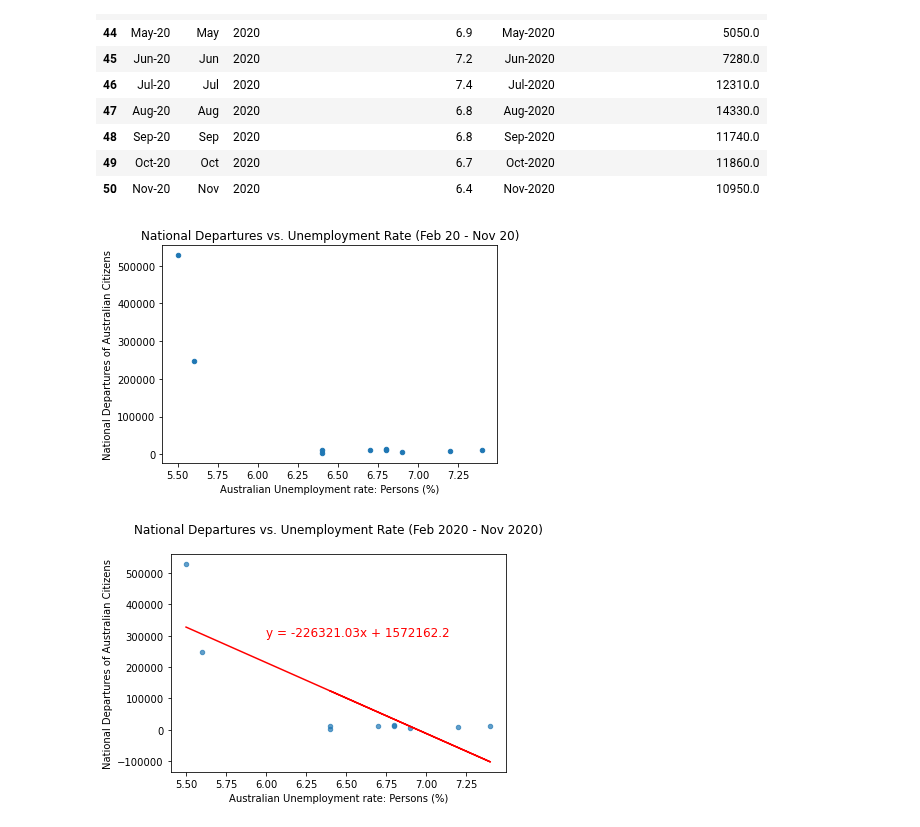
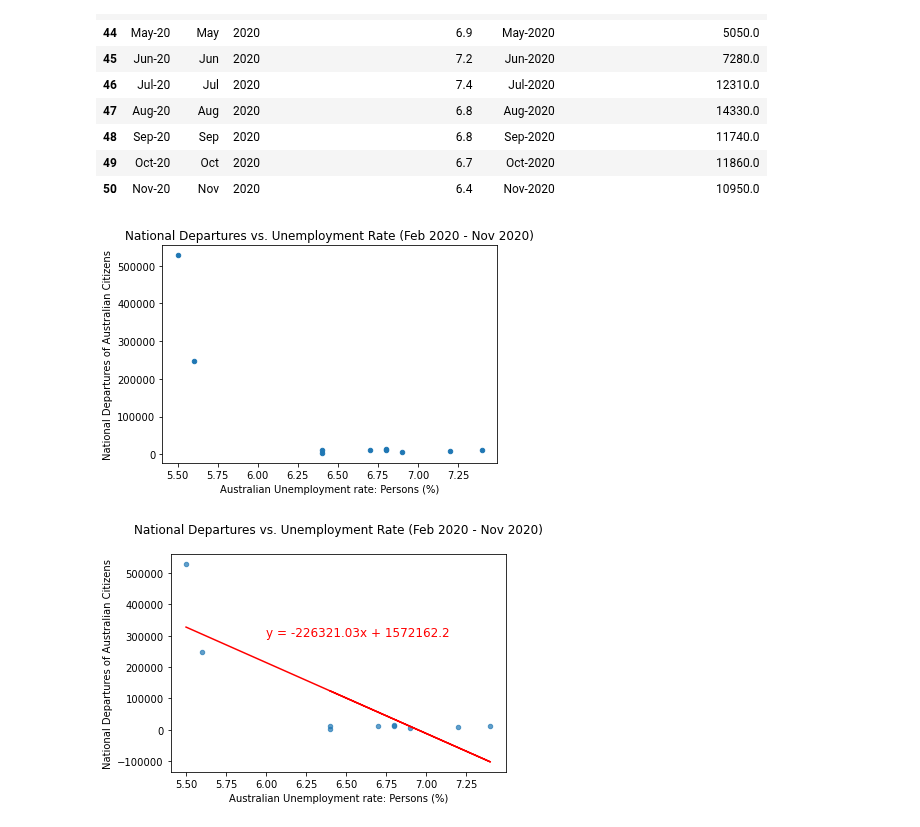
Before and after one commit to tomjp90/Project-1, a Jupyter notebook: Graph_4/Graph_4.ipynb, the cells around one changed output. Cells and saved outputs as stored; diff of their text form; code cells hidden in the pictures.

Commit message:
finalising graphs

```diff
--- a/Graph_4/Graph_4.ipynb
+++ b/Graph_4/Graph_4.ipynb
@@ -301,9 +301,9 @@ covid_df
 # %%
 # Plotting data following confirmation that the two required columns are listed in corresponding order
 graph = covid_df.plot(kind = "scatter", x = "Australian Unemployment rate: Persons (%)",
-                       y = "National Departures of Australian Citizens", title = "National Departures vs. Unemployment Rate (Feb 20 - Nov 20)")
+                       y = "National Departures of Australian Citizens", title = "National Departures vs. Unemployment Rate (Feb 2020 - Nov 2020)")
 # %% [output]
-[figure, old version]
+[figure, new version]
 # %%
 # Calculating linear regression
 
```
